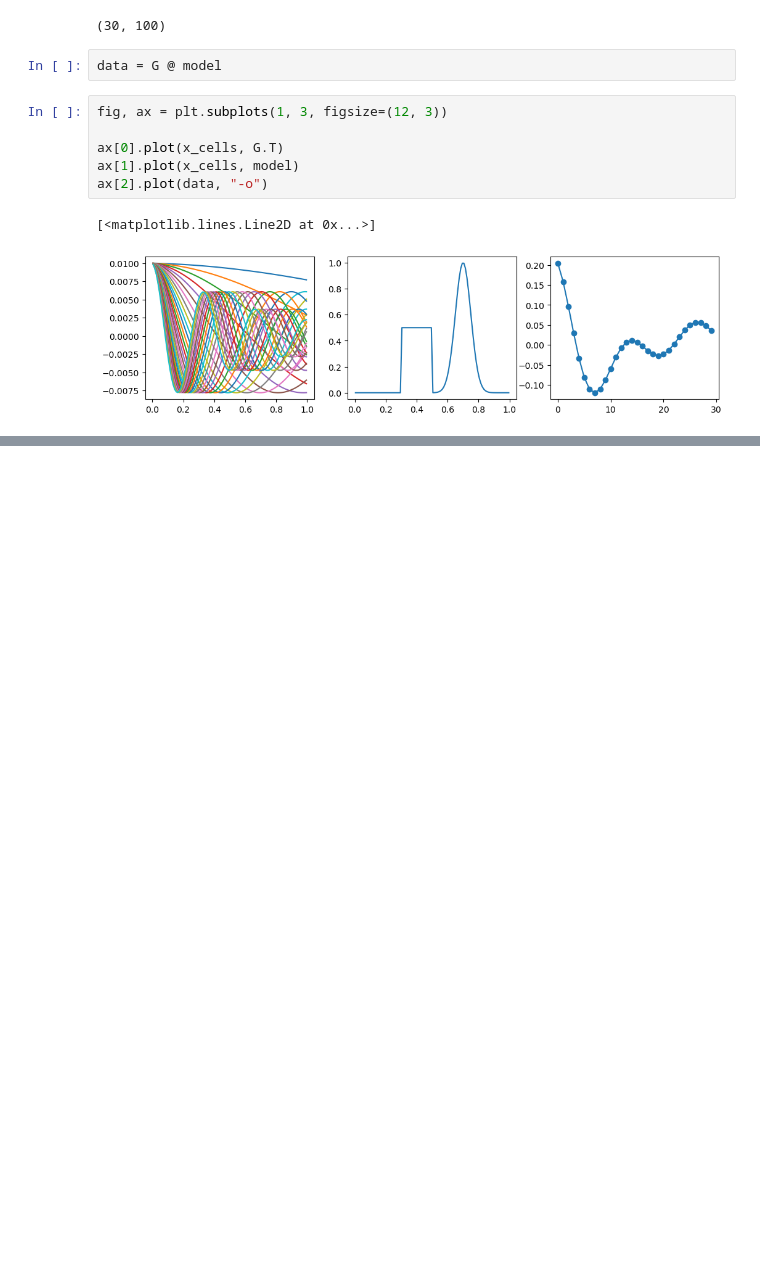
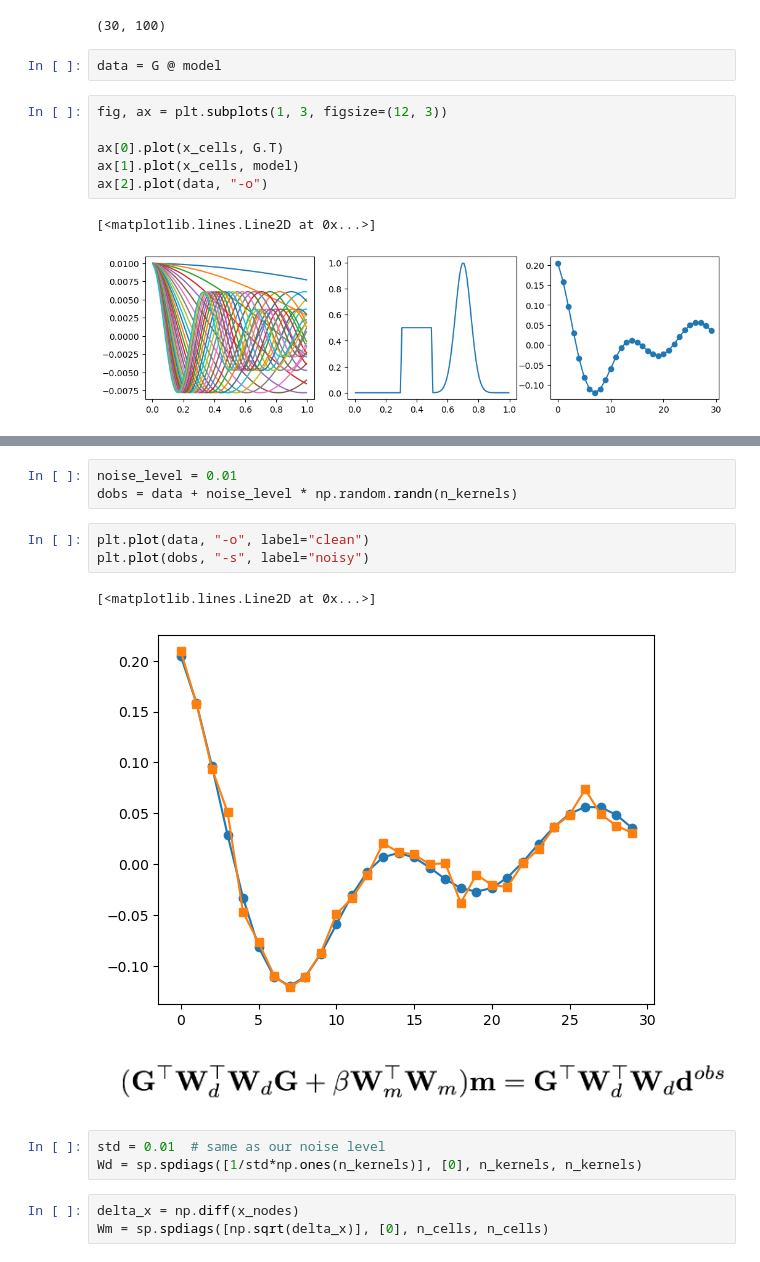
Before and after one commit to lheagy/eosc-454, a Jupyter notebook: lectures/linear-problem.ipynb, the cells around one changed output, grey strips where cells are left out. Saved outputs shown, nothing was run; the diff lists cells and outputs as text; blank space fills up the shorter version.

```diff
--- a/lectures/linear-problem.ipynb
+++ b/lectures/linear-problem.ipynb
@@ -139,0 +192,17 @@ ax[2].plot(data, "-o")
+# %%
+noise_level = 0.01
+dobs = data + noise_level * np.random.randn(n_kernels)
+# %%
+plt.plot(data, "-o", label="clean")
+plt.plot(dobs, "-s", label="noisy")
+# %% [output]
+[<matplotlib.lines.Line2D at 0x...>]
+[figure, added]
+# %% [markdown]
+![image.png](attachment:97ed5595-b2bc-462a-b8e2-45e3bb248eca.png)
+# %%
+std = 0.01  # same as our noise level
+Wd = sp.spdiags([1/std*np.ones(n_kernels)], [0], n_kernels, n_kernels)
+# %%
+delta_x = np.diff(x_nodes)
+Wm = sp.spdiags([np.sqrt(delta_x)], [0], n_cells, n_cells)
```
Also changed, not shown: parts of 17 cells of this notebook.
